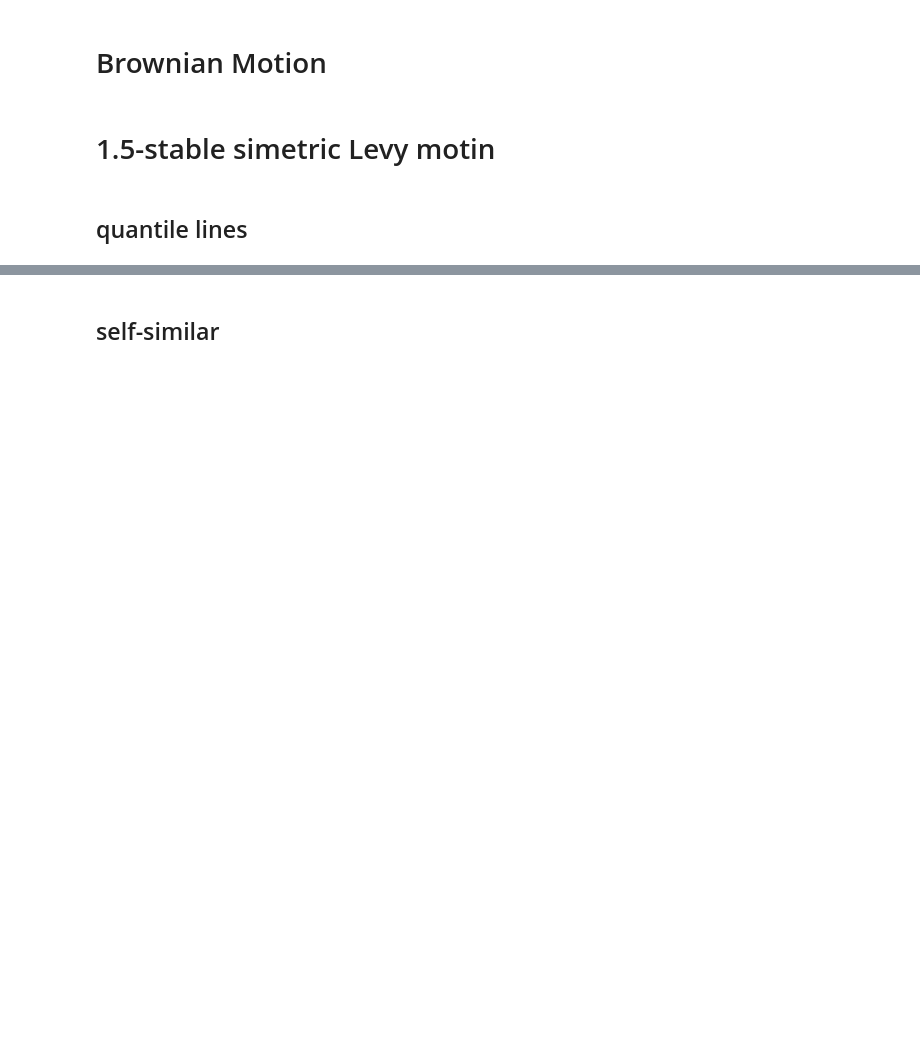
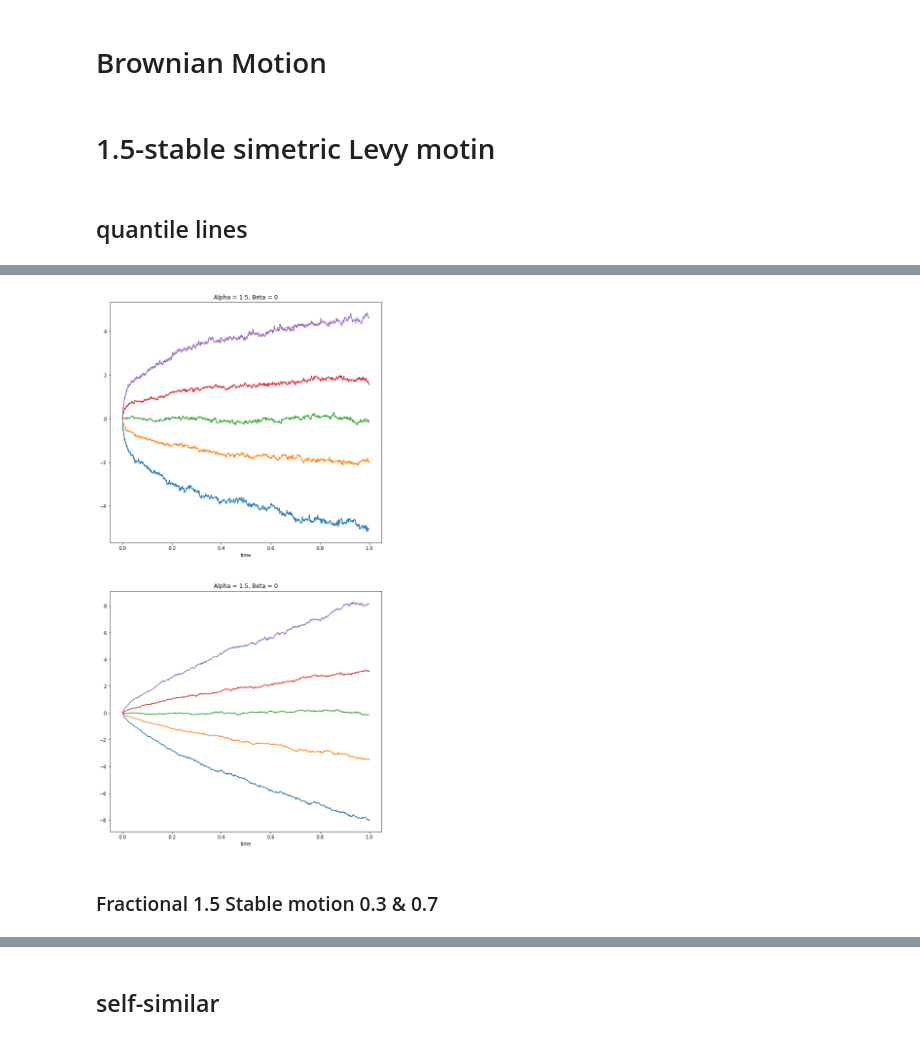
Before and after one commit to chwilko/CSoS, a Jupyter notebook: Python3/Task_list_3/Task_1.ipynb, the cells around one changed output, grey strips where cells are left out. Saved outputs shown, nothing was run; the diff lists cells and outputs as text; code cells hidden in the pictures; blank space fills up the shorter version.

```diff
--- a/Python3/Task_list_3/Task_1.ipynb
+++ b/Python3/Task_list_3/Task_1.ipynb
@@ -61,0 +108,42 @@ ax_q.set_title(f"Alpha = {alpha}, Beta = {beta}");
+# %%
+alpha = 2
+beta = 0
+@cache("get_FBS03")
+def get_FBS03():
+    return integral_form_simulation(0.3, 2, 0, N_trajectories=M)
+
+@cache("get_FBS07")
+def get_FBS07():
+    return integral_form_simulation(0.7, 2, 0, N_trajectories=M)
+
+FBS_03 = get_FBS03()
+FBS_07 = get_FBS07()
+# %%
+
+@cache("Fractiolnal0_3_quantile")
+def Fractiolnal0_3_quantile(ps, N, FBS_03):
+    Quantile = np.zeros([len(ps), N-1])
+    for Np, p in enumerate(ps):
+        Quantile[Np,:] = np.squeeze(equantile_proces(FBS_03, p))
+    return Quantile
+
+@cache("Fractiolnal0_7_quantile")
+def Fractiolnal0_7_quantile(ps, N, FBS_07):
+    Quantile = np.zeros([len(ps), N-1])
+    for Np, p in enumerate(ps):
+        Quantile[Np,:] = np.squeeze(equantile_proces(FBS_07, p))
+    return Quantile
+
+Quantile_FBS_03 = Fractiolnal0_3_quantile(ps, N, FBS_03[1])
+Quantile_FBS_07 = Fractiolnal0_7_quantile(ps, N, FBS_07[1])
+# %%
+fig_q, axs_q = plt.subplots(nrows = 2, ncols = 1, figsize = ( Image_width, 2 * Image_width))
+for i, X in enumerate([Quantile_FBS_03, Quantile_FBS_07]):
+    ax_q = axs_q[i]
+    ax_q.plot(t[:-1], X.T);
+    ax_q.set_xlabel("time")
+    ax_q.set_title(f"Alpha = {alpha}, Beta = {beta}");
+# %% [output]
+[figure, added]
+# %% [markdown]
+### Fractional 1.5 Stable motion 0.3 & 0.7
```
Also changed, not shown: parts of 47 cells of this notebook, 13 other files.
